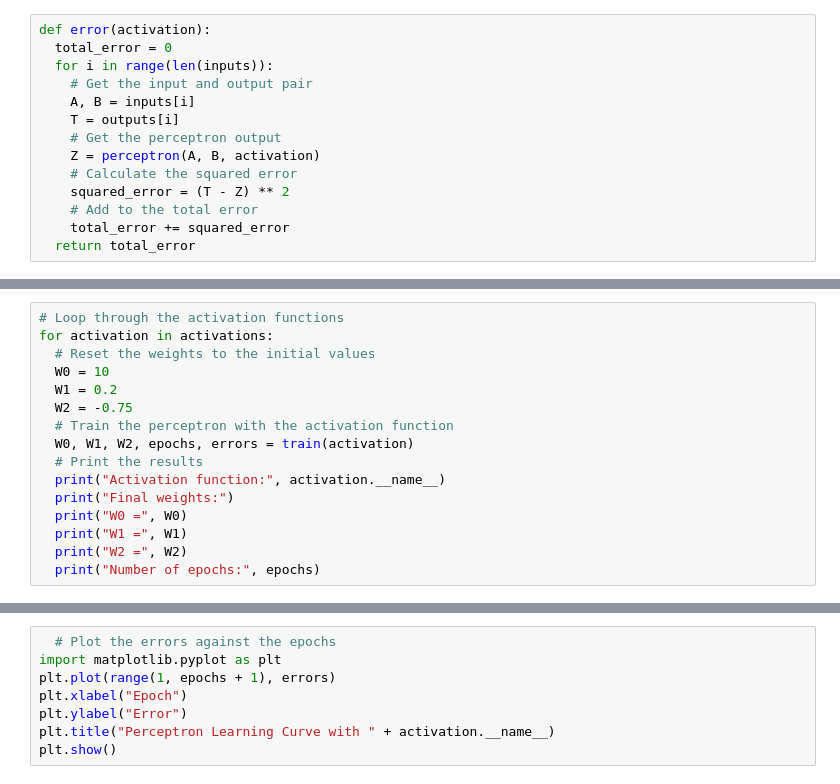
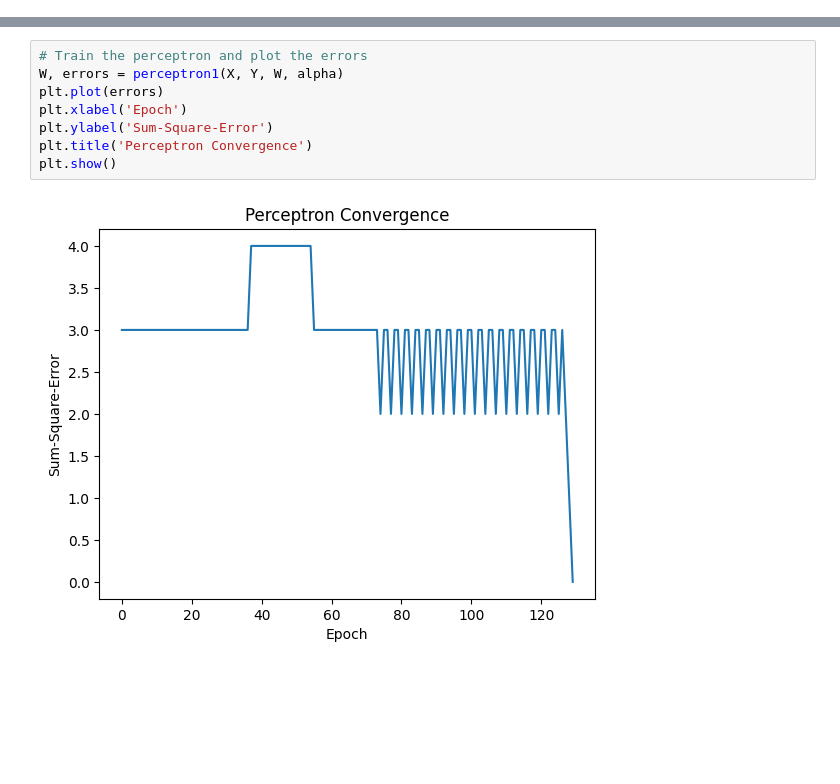
Before and after one commit to NOTSANTOSH04/ML_labsession, a Jupyter notebook: Lab_session6/Assignment06.ipynb, the cells around one changed output, grey strips where cells are left out. Saved outputs shown, nothing was run; the diff lists cells and outputs as text; blank space fills up the shorter version.

```diff
--- a/Lab_session6/Assignment06.ipynb
+++ b/Lab_session6/Assignment06.ipynb
@@ -37,14 +23,0 @@ def perceptron(A, B, activation):
-# %%
-def error(activation):
-  total_error = 0
-  for i in range(len(inputs)):
-    # Get the input and output pair
-    A, B = inputs[i]
-    T = outputs[i]
-    # Get the perceptron output
-    Z = perceptron(A, B, activation)
-    # Calculate the squared error
-    squared_error = (T - Z) ** 2
-    # Add to the total error
-    total_error += squared_error
-  return total_error
@@ -92,16 +23,0 @@ activations = [bipolar_step, sigmoid, relu]
-# %%
-# Loop through the activation functions
-for activation in activations:
-  # Reset the weights to the initial values
-  W0 = 10
-  W1 = 0.2
-  W2 = -0.75
-  # Train the perceptron with the activation function
-  W0, W1, W2, epochs, errors = train(activation)
-  # Print the results
-  print("Activation function:", activation.__name__)
-  print("Final weights:")
-  print("W0 =", W0)
-  print("W1 =", W1)
-  print("W2 =", W2)
-  print("Number of epochs:", epochs)
@@ -108,8 +61,10 @@ for activation in activations:
 # %%
-  # Plot the errors against the epochs
-import matplotlib.pyplot as plt
-plt.plot(range(1, epochs + 1), errors)
-plt.xlabel("Epoch")
-plt.ylabel("Error")
-plt.title("Perceptron Learning Curve with " + activation.__name__)
+# Train the perceptron and plot the errors
+W, errors = perceptron1(X, Y, W, alpha)
+plt.plot(errors)
+plt.xlabel('Epoch')
+plt.ylabel('Sum-Square-Error')
+plt.title('Perceptron Convergence')
 plt.show()
+# %% [output]
+[figure, added]
```
Also changed, not shown: parts of 18 cells of this notebook, 2 other files.
